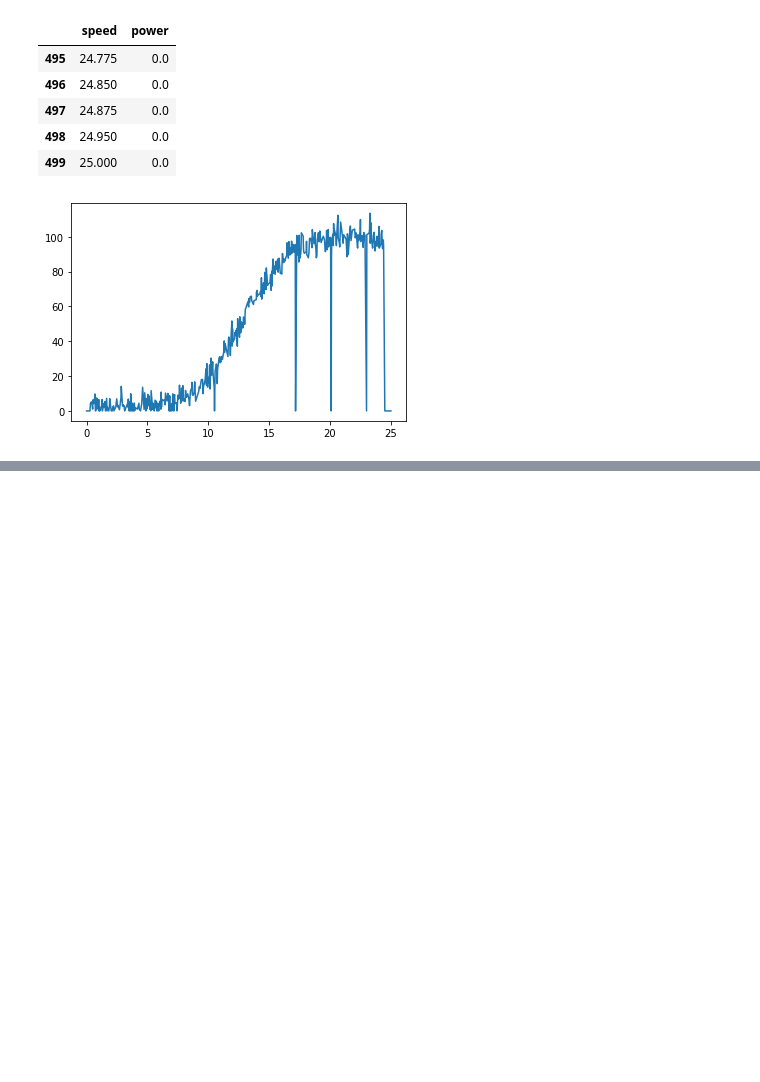
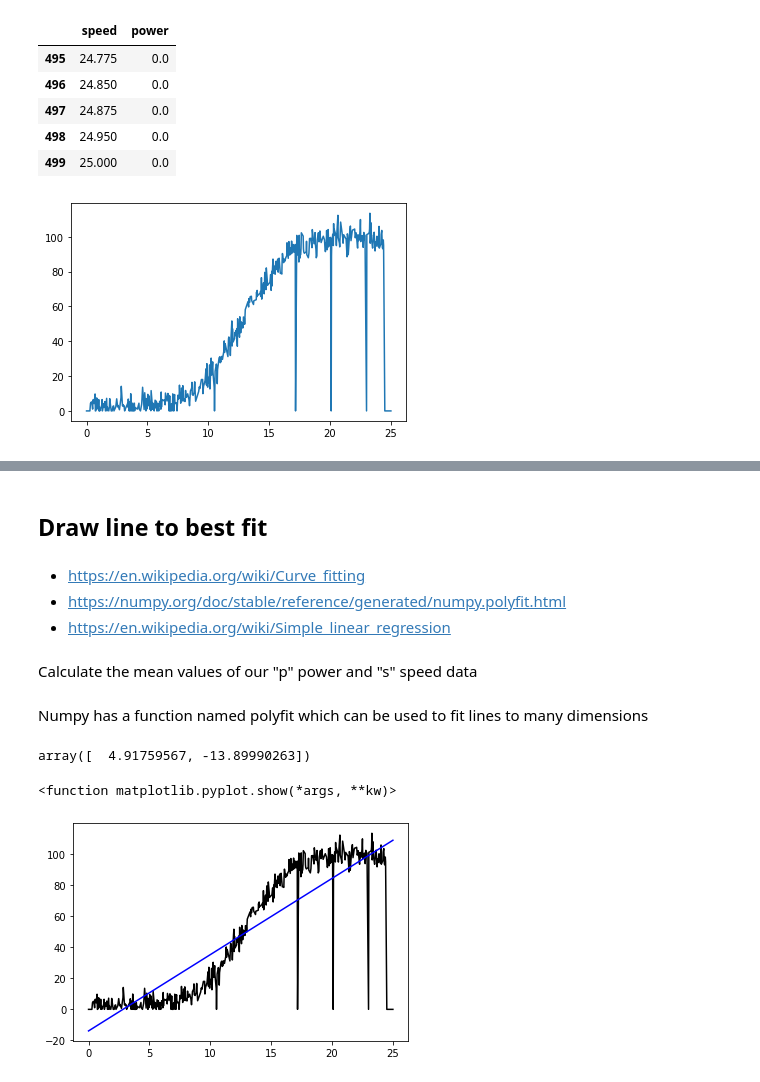
Before and after one commit to brendantipp/sem2_fun_data_analysis_project, a Jupyter notebook: linear_regression.ipynb, the cells around one changed output, grey strips where cells are left out. Cells and saved outputs as stored; diff of their text form; code cells hidden in the pictures; blank space fills up the shorter version.

Commit message:
added in research elemetn and best line fit

```diff
--- a/linear_regression.ipynb
+++ b/linear_regression.ipynb
@@ -31,8 +31,8 @@ df.tail()
 # %%
 #lets have a look at a simple plot
 # %%
-x = df["speed"]
-y = df["power"]
+s = df["speed"]
+p = df["power"]
 # %%
 plt.plot(x,y);
 # %% [output]
@@ -39,0 +51,23 @@ plt.plot(x,y);
+# %% [markdown]
+## Draw line to best fit
+# %% [markdown]
+- https://en.wikipedia.org/wiki/Curve_fitting
+- https://numpy.org/doc/stable/reference/generated/numpy.polyfit.html
+- https://en.wikipedia.org/wiki/Simple_linear_regression
+# %% [markdown]
+Calculate the mean values of our "p" power and "s" speed data
+# %% [markdown]
+Numpy has a function named polyfit which can be used to fit lines to many dimensions
+# %%
+#calculate relationship using nump
+coeffs = np.polyfit(s,p,1)
+coeffs
+# %% [output]
+array([  4.91759567, -13.89990263])
+# %%
+plt.plot(s,p, 'k', label = "Source Data");
+plt.plot(s, coeffs[0] * s + coeffs[1], "b-", label = "best fit line");# remember y = mx + c equation for straight line
+plt.show
+# %% [output]
+<function matplotlib.pyplot.show(*args, **kw)>
+[figure, added]
```
Also changed, not shown: parts of 3 cells of this notebook.
